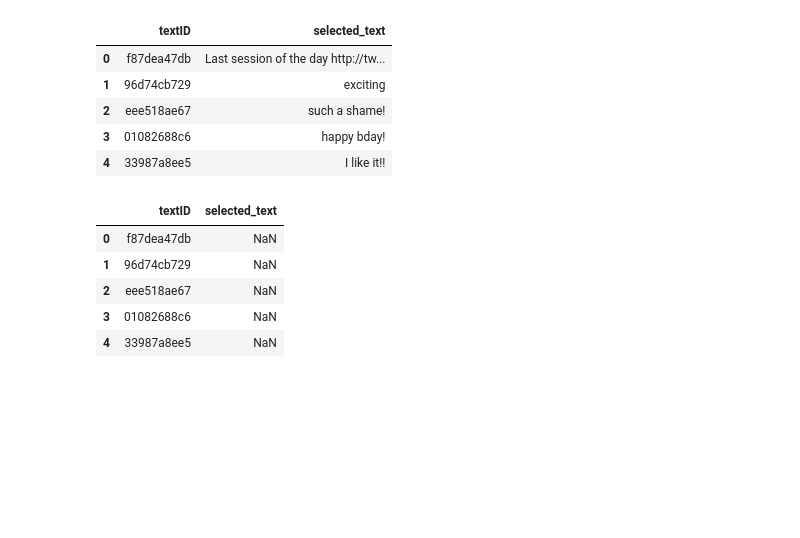
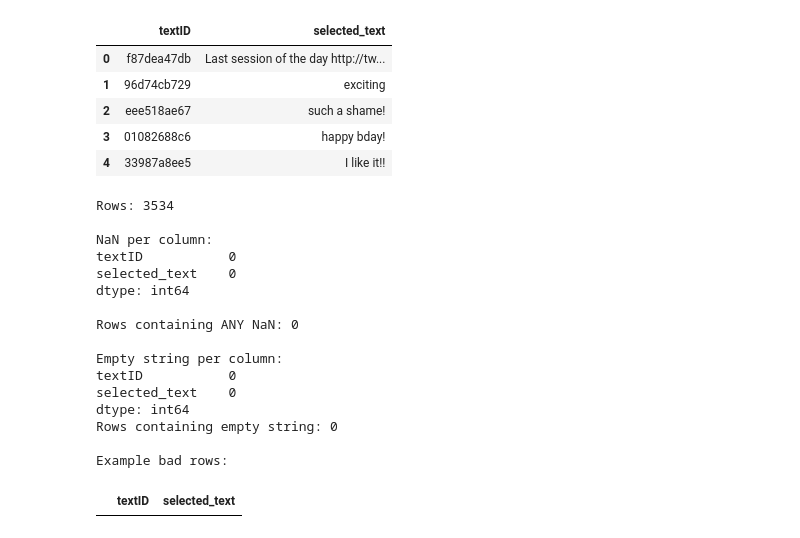
Before and after one commit to amoguscbd6969/tweet-se, a Jupyter notebook: tweetsever3.ipynb, the cells around one changed output. Saved outputs shown, nothing was run; the diff lists cells and outputs as text; code cells hidden in the pictures; blank space fills up the shorter version.

Commit message:
Kaggle Notebook | tweetSEver3 | Version 4

```diff
--- a/tweetsever3.ipynb
+++ b/tweetsever3.ipynb
@@ -545,12 +545,50 @@ submission.head()
 | 2 | eee518ae67 | such a shame! |
 | 3 | 01082688c6 | happy bday! |
 | 4 | 33987a8ee5 | I like it!! |
-# %%
-sample.head()
-# %% [output]
-|  | textID | selected_text |
-| 0 | f87dea47db | NaN |
-| 1 | 96d74cb729 | NaN |
-| 2 | eee518ae67 | NaN |
-| 3 | 01082688c6 | NaN |
-| 4 | 33987a8ee5 | NaN |
+# %%
+
+sub_path = "/kaggle/working/submission.csv"  # change if needed
+sub = pd.read_csv(sub_path)
+
+print("Rows:", len(sub))
+print()
+
+# ---- NaN check ----
+nan_counts = sub.isna().sum()
+print("NaN per column:")
+print(nan_counts)
+print()
+
+total_nan_rows = sub.isna().any(axis=1).sum()
+print("Rows containing ANY NaN:", total_nan_rows)
+
+# ---- empty string check (also bad for QA) ----
+empty_counts = (sub == "").sum()
+print("\nEmpty string per column:")
+print(empty_counts)
+
+empty_rows = (sub == "").any(axis=1).sum()
+print("Rows containing empty string:", empty_rows)
+
+# ---- sample problematic rows ----
+bad_rows = sub[sub.isna().any(axis=1) | (sub == "").any(axis=1)]
+print("\nExample bad rows:")
+display(bad_rows.head(10))
+# %% [output]
+Rows: 3534
+
+NaN per column:
+textID           0
+selected_text    0
+dtype: int64
+
+Rows containing ANY NaN: 0
+
+Empty string per column:
+textID           0
+selected_text    0
+dtype: int64
+Rows containing empty string: 0
+
+Example bad rows:
+|  | textID | selected_text |
```
Also changed, not shown: parts of 1 cell of this notebook.
